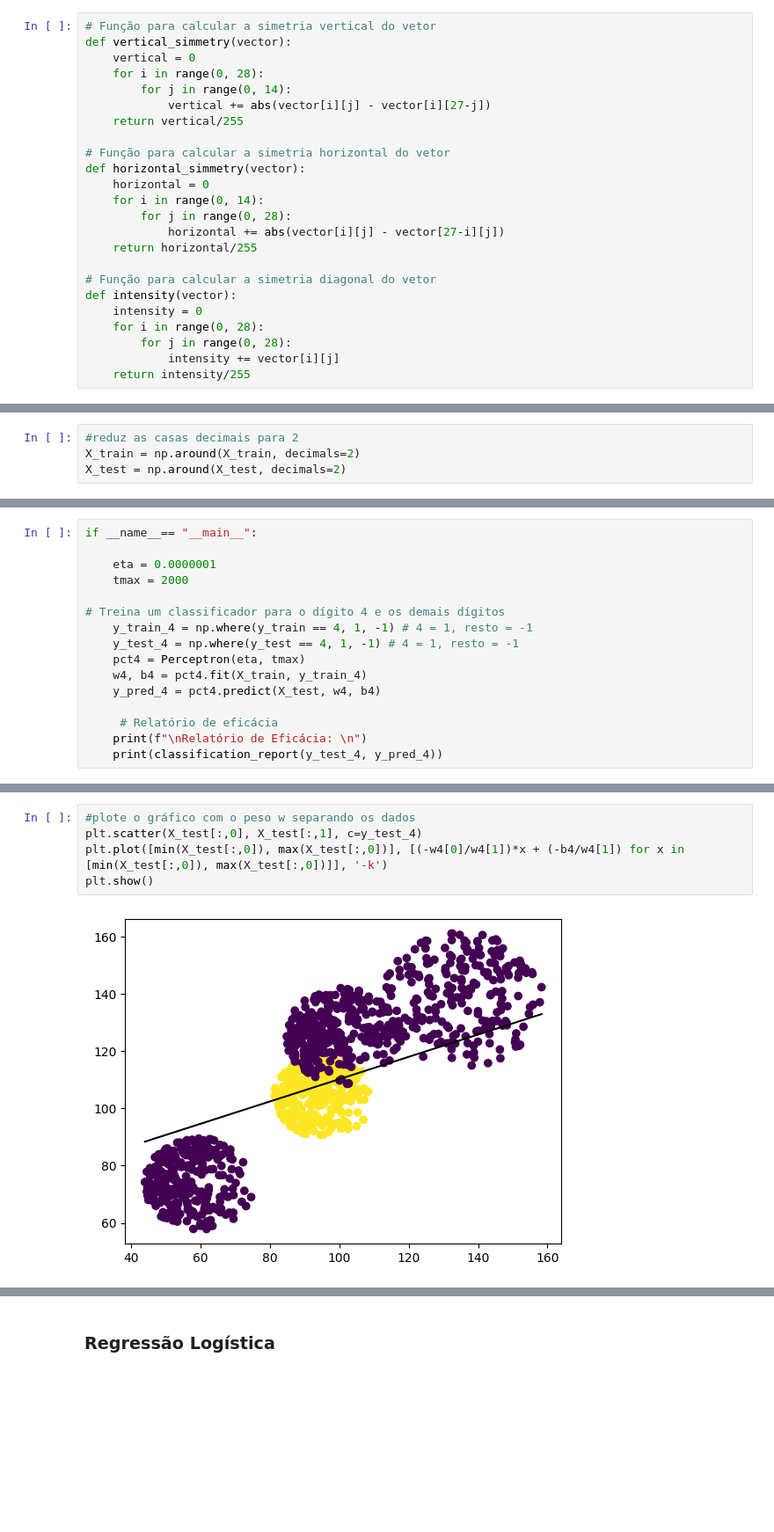
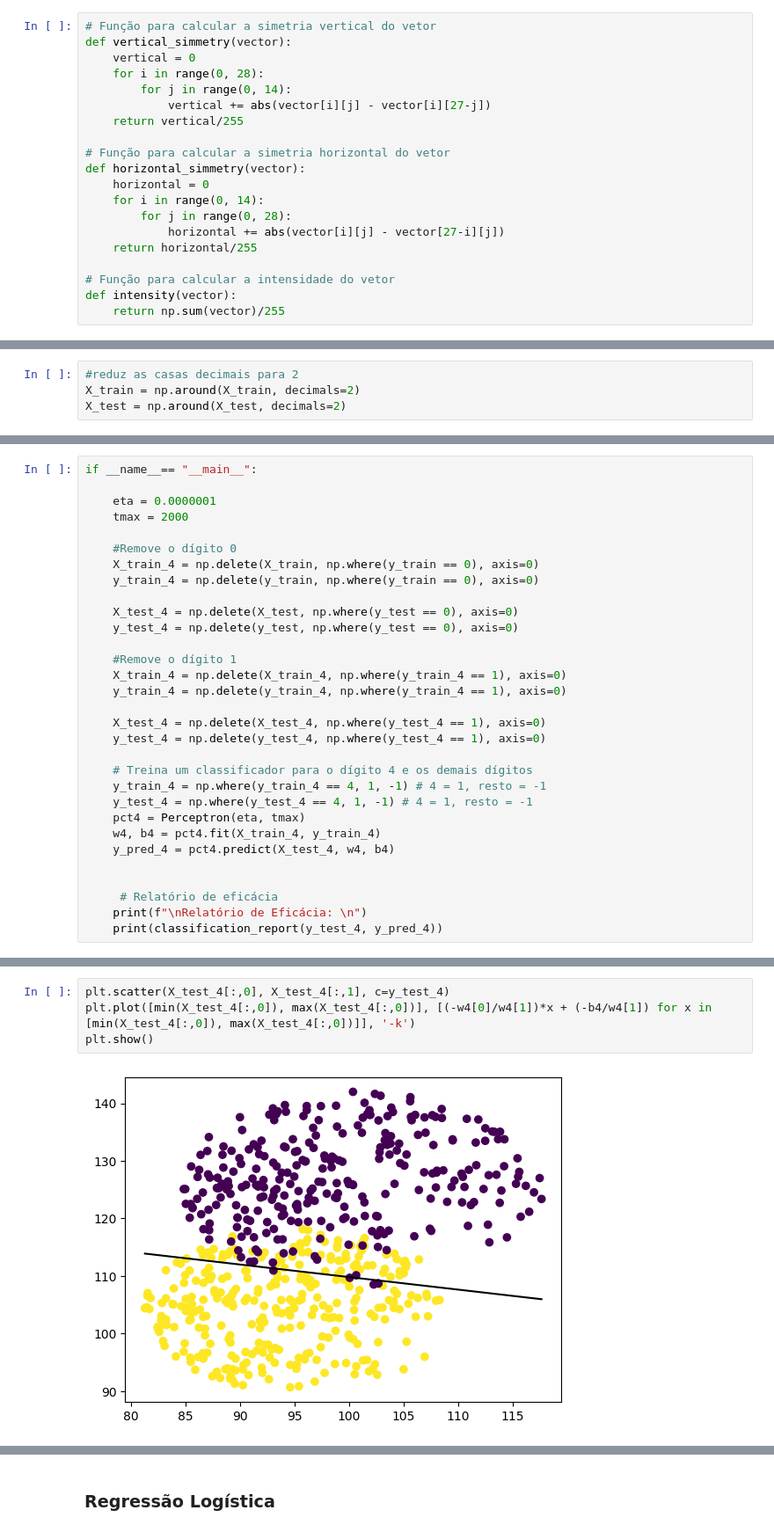
Before and after one commit to ArthurrCr/MACHINE-LEARNING, a Jupyter notebook: mini_projeto.ipynb, the cells around one changed output, grey strips where cells are left out. Shown at 88% size. Drawn from its saved outputs; the diff is of its cells as text; blank space fills up the shorter version.

```diff
--- a/mini_projeto.ipynb
+++ b/mini_projeto.ipynb
@@ -22,13 +30,9 @@ def horizontal_simmetry(vector):
             horizontal += abs(vector[i][j] - vector[27-i][j])
     return horizontal/255
 
-# Função para calcular a simetria diagonal do vetor
+# Função para calcular a intensidade do vetor
 def intensity(vector):
-    intensity = 0
-    for i in range(0, 28):
-        for j in range(0, 28):
-            intensity += vector[i][j]
-    return intensity/255
+    return np.sum(vector)/255
 # %%
 # Transformando os dados em numpy array
 train_np = train.to_numpy()
@@ -302,12 +278,27 @@ if __name__== "__main__":
     eta = 0.0000001
     tmax = 2000
 
-# Treina um classificador para o dígito 4 e os demais dígitos
-    y_train_4 = np.where(y_train == 4, 1, -1) # 4 = 1, resto = -1
-    y_test_4 = np.where(y_test == 4, 1, -1) # 4 = 1, resto = -1
+    #Remove o dígito 0
+    X_train_4 = np.delete(X_train, np.where(y_train == 0), axis=0)
+    y_train_4 = np.delete(y_train, np.where(y_train == 0), axis=0)
+
+    X_test_4 = np.delete(X_test, np.where(y_test == 0), axis=0)
+    y_test_4 = np.delete(y_test, np.where(y_test == 0), axis=0)
+
+    #Remove o dígito 1
+    X_train_4 = np.delete(X_train_4, np.where(y_train_4 == 1), axis=0)
+    y_train_4 = np.delete(y_train_4, np.where(y_train_4 == 1), axis=0)
+
+    X_test_4 = np.delete(X_test_4, np.where(y_test_4 == 1), axis=0)
+    y_test_4 = np.delete(y_test_4, np.where(y_test_4 == 1), axis=0)
+
+    # Treina um classificador para o dígito 4 e os demais dígitos
+    y_train_4 = np.where(y_train_4 == 4, 1, -1) # 4 = 1, resto = -1
+    y_test_4 = np.where(y_test_4 == 4, 1, -1) # 4 = 1, resto = -1
     pct4 = Perceptron(eta, tmax)
-    w4, b4 = pct4.fit(X_train, y_train_4)
-    y_pred_4 = pct4.predict(X_test, w4, b4)
+    w4, b4 = pct4.fit(X_train_4, y_train_4)
+    y_pred_4 = pct4.predict(X_test_4, w4, b4)
+
 
      # Relatório de eficácia
     print(f"\nRelatório de Eficácia: \n")
@@ -326,7 +317,6 @@ weighted avg       0.67      0.60      0.62      1115
 # %%
-#plote o gráfico com o peso w separando os dados
-plt.scatter(X_test[:,0], X_test[:,1], c=y_test_4)
-plt.plot([min(X_test[:,0]), max(X_test[:,0])], [(-w4[0]/w4[1])*x + (-b4/w4[1]) for x in [min(X_test[:,0]), max(X_test[:,0])]], '-k')
+plt.scatter(X_test_4[:,0], X_test_4[:,1], c=y_test_4)
+plt.plot([min(X_test_4[:,0]), max(X_test_4[:,0])], [(-w4[0]/w4[1])*x + (-b4/w4[1]) for x in [min(X_test_4[:,0]), max(X_test_4[:,0])]], '-k')
 plt.show()
 # %% [output]
-[figure, old version]
+[figure, new version]
```
Also changed, not shown: parts of 16 cells of this notebook.
